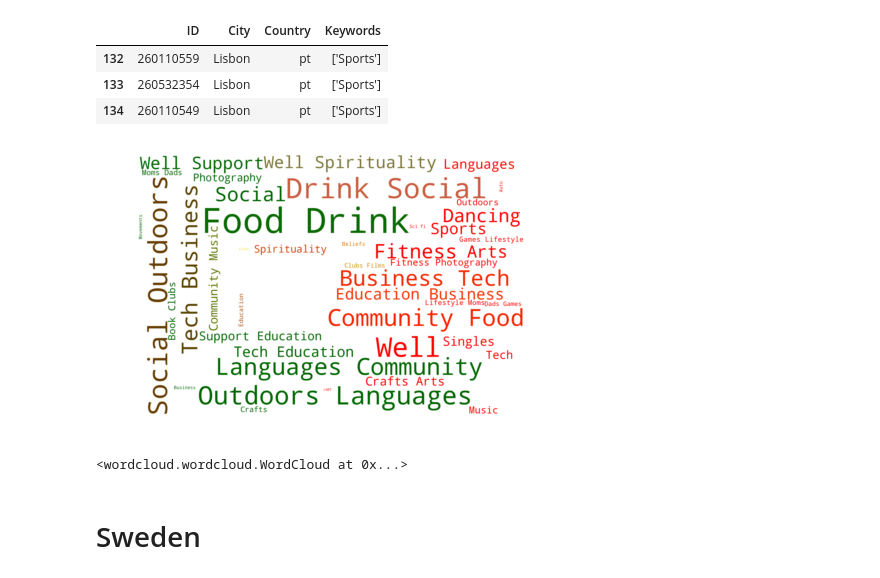
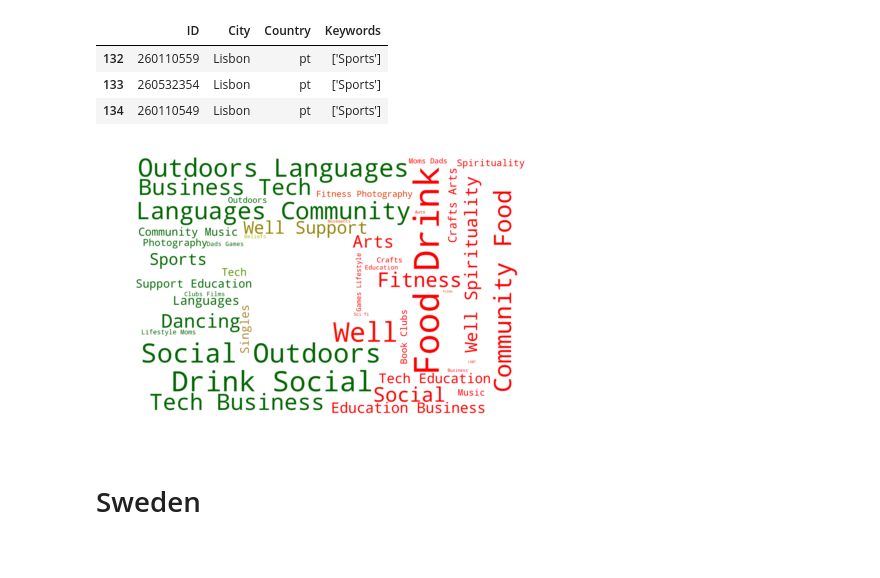
Before and after one commit to DBertazioli/ARmeetup, a Jupyter notebook: Visualizations/wordcloud_country_europe.ipynb, the cells around one changed output. Cells and saved outputs as stored; diff of their text form; code cells hidden in the pictures.

```diff
--- a/Visualizations/wordcloud_country_europe.ipynb
+++ b/Visualizations/wordcloud_country_europe.ipynb
@@ -193,14 +193,14 @@ df_pt.head(3)
 # %%
 wc = WordCloud(background_color="white", max_words=1000, mask=mask_pt, repeat=False).generate(text_pt)
 image_colors = ImageColorGenerator(mask_pt)
 plt.figure(figsize=[7,7])
 plt.imshow(wc.recolor(color_func=image_colors), interpolation="bilinear")
 plt.axis("off")
-plt.show()
-wc.to_file("wordcloud_flag_pt.png")
+plt.savefig("wordcloud_flag_pt.png", facecolor='none')
+#plt.show()
+#wc.to_file("wordcloud_flag_pt.png")
 # %% [output]
-[figure, old version]
+[figure, new version]
-<wordcloud.wordcloud.WordCloud at 0x...>
 # %% [markdown]
 # Sweden
 # %%
```
Also changed, not shown: parts of 11 cells of this notebook, 9 other files.
